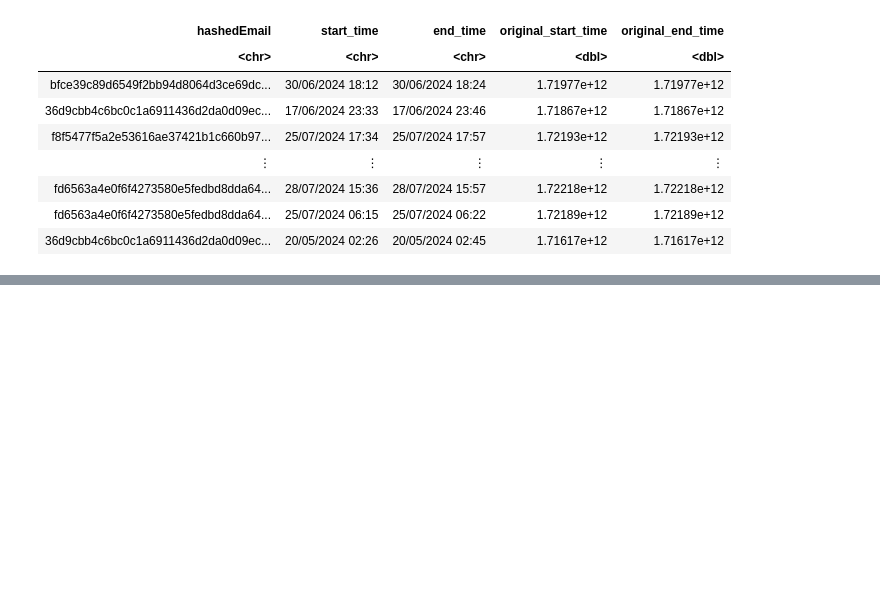
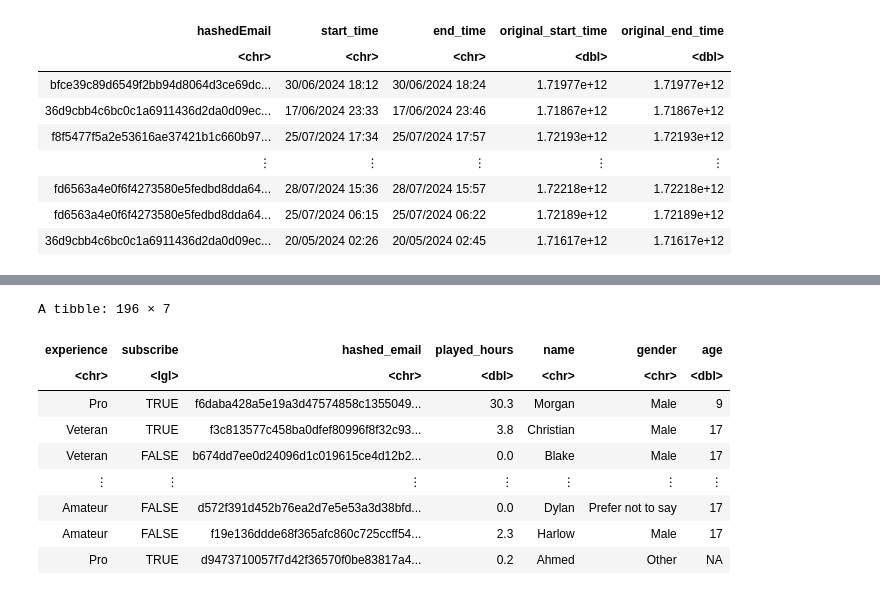
Before and after one commit to shayda27/dsci_project_s2025, a Jupyter notebook: final_project_dsci.ipynb, the cells around one changed output, grey strips where cells are left out. Drawn from its saved outputs; the diff is of its cells as text; code cells hidden in the pictures; blank space fills up the shorter version.

```diff
--- a/final_project_dsci.ipynb
+++ b/final_project_dsci.ipynb
@@ -49,0 +104,19 @@ A spec_tbl_df: 1535 × 5
+# %%
+#clean players data
+
+players_clean<-players|>
+clean_names()|>
+mutate(age=as.numeric(age))
+
+players_clean
+# %% [output]
+A tibble: 196 × 7
+| experience | subscribe | hashed_email | played_hours | name | gender | age |
+| <chr> | <lgl> | <chr> | <dbl> | <chr> | <chr> | <dbl> |
+| Pro | TRUE | f6daba428a5e19a3d47574858c1355049... | 30.3 | Morgan | Male | 9 |
+| Veteran | TRUE | f3c813577c458ba0dfef80996f8f32c93... | 3.8 | Christian | Male | 17 |
+| Veteran | FALSE | b674dd7ee0d24096d1c019615ce4d12b2... | 0.0 | Blake | Male | 17 |
+| ⋮ | ⋮ | ⋮ | ⋮ | ⋮ | ⋮ | ⋮ |
+| Amateur | FALSE | d572f391d452b76ea2d7e5e53a3d38bfd... | 0.0 | Dylan | Prefer not to say | 17 |
+| Amateur | FALSE | f19e136ddde68f365afc860c725ccff54... | 2.3 | Harlow | Male | 17 |
+| Pro | TRUE | d9473710057f7d42f36570f0be83817a4... | 0.2 | Ahmed | Other | NA |
```
Also changed, not shown: parts of 6 cells of this notebook.
